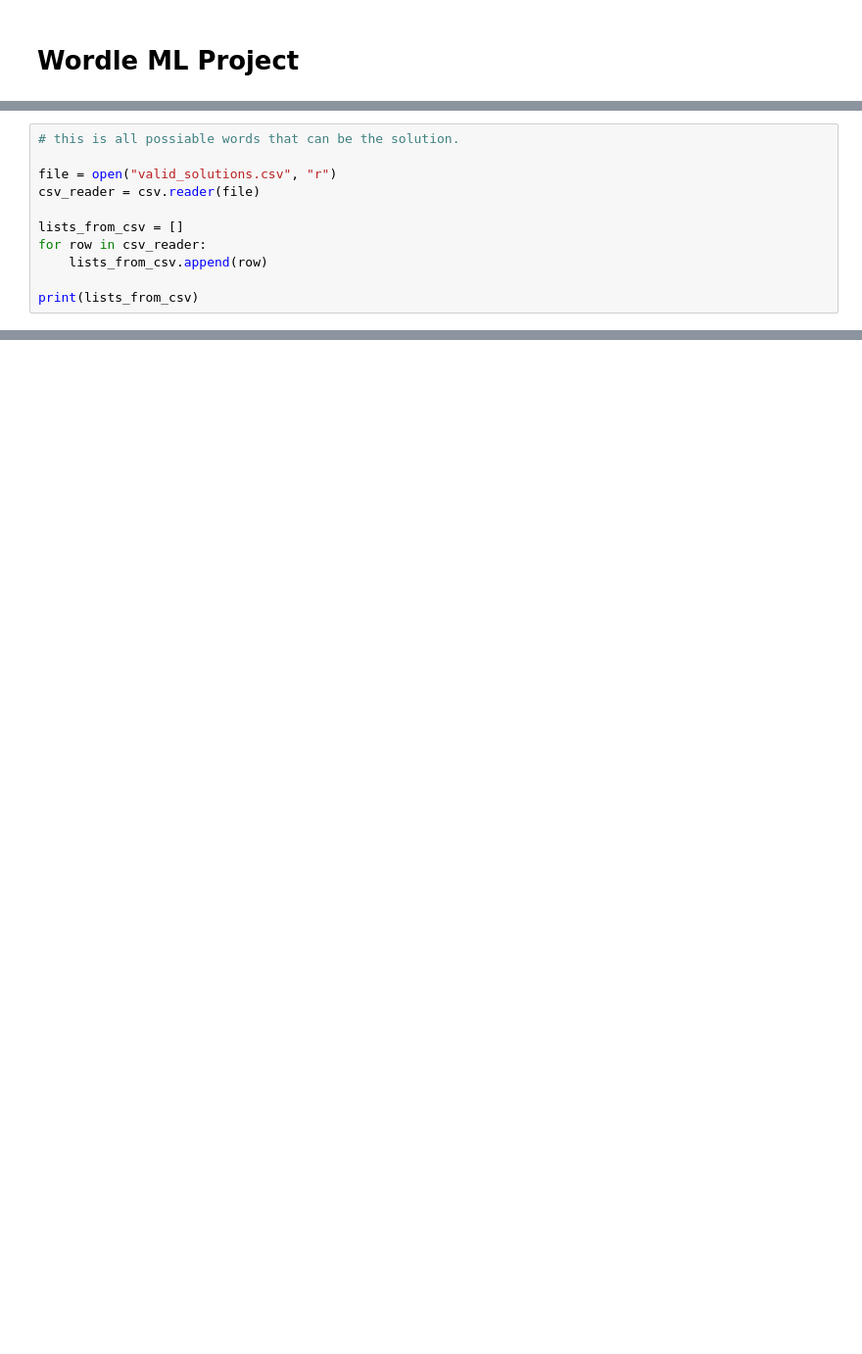
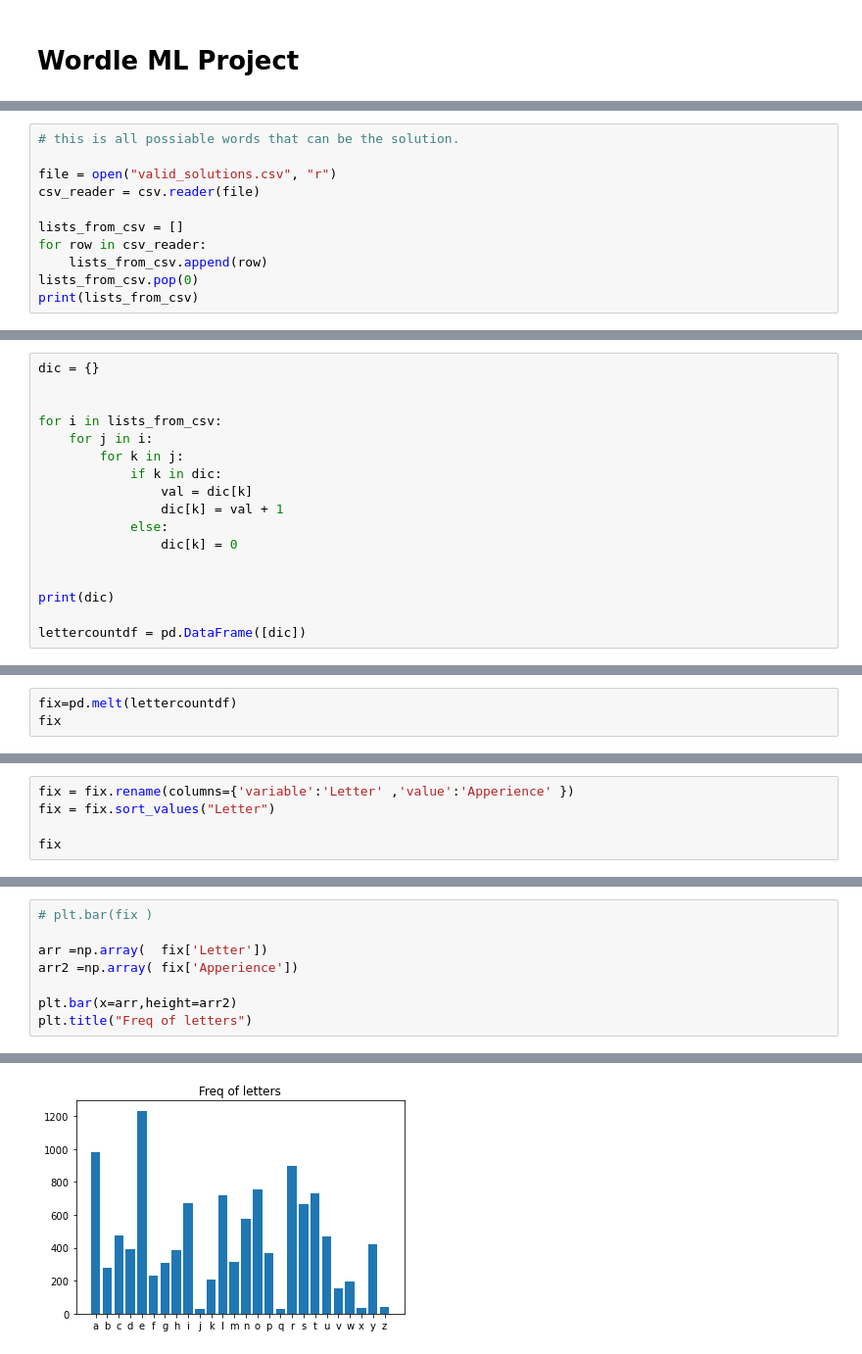
Before and after one commit to Dmac500/ML-Final-Project, a Jupyter notebook: ML FINAL PROJECT.ipynb, the cells around one changed output, grey strips where cells are left out. Shown at 98% size. Cells and saved outputs as stored; diff of their text form; blank space fills up the shorter version.

```diff
--- a/ML FINAL PROJECT.ipynb
+++ b/ML FINAL PROJECT.ipynb
@@ -12,6 +17,6 @@ csv_reader = csv.reader(file)
 lists_from_csv = []
 for row in csv_reader:
     lists_from_csv.append(row)
-
+lists_from_csv.pop(0)
 print(lists_from_csv)
 # %% [output]
@@ -18,0 +24,17 @@ print(lists_from_csv)
+# %%
+dic = {}
+
+
+for i in lists_from_csv:
+    for j in i:
+        for k in j:
+            if k in dic:
+                val = dic[k]
+                dic[k] = val + 1
+            else:
+                dic[k] = 0
+
+
+print(dic)
+
+lettercountdf = pd.DataFrame([dic])
@@ -18,0 +45,3 @@ print(lists_from_csv)
+# %%
+fix=pd.melt(lettercountdf)
+fix
@@ -18,0 +66,5 @@ print(lists_from_csv)
+# %%
+fix = fix.rename(columns={'variable':'Letter' ,'value':'Apperience' })
+fix = fix.sort_values("Letter")
+
+fix
@@ -18,0 +89,9 @@ print(lists_from_csv)
+# %%
+# plt.bar(fix )
+
+arr =np.array(  fix['Letter'])
+arr2 =np.array( fix['Apperience'])
+
+plt.bar(x=arr,height=arr2)
+plt.title("Freq of letters")
+# %% [output]
@@ -18,0 +99 @@ print(lists_from_csv)
+[figure, added]
```
Also changed, not shown: parts of 21 cells of this notebook.
